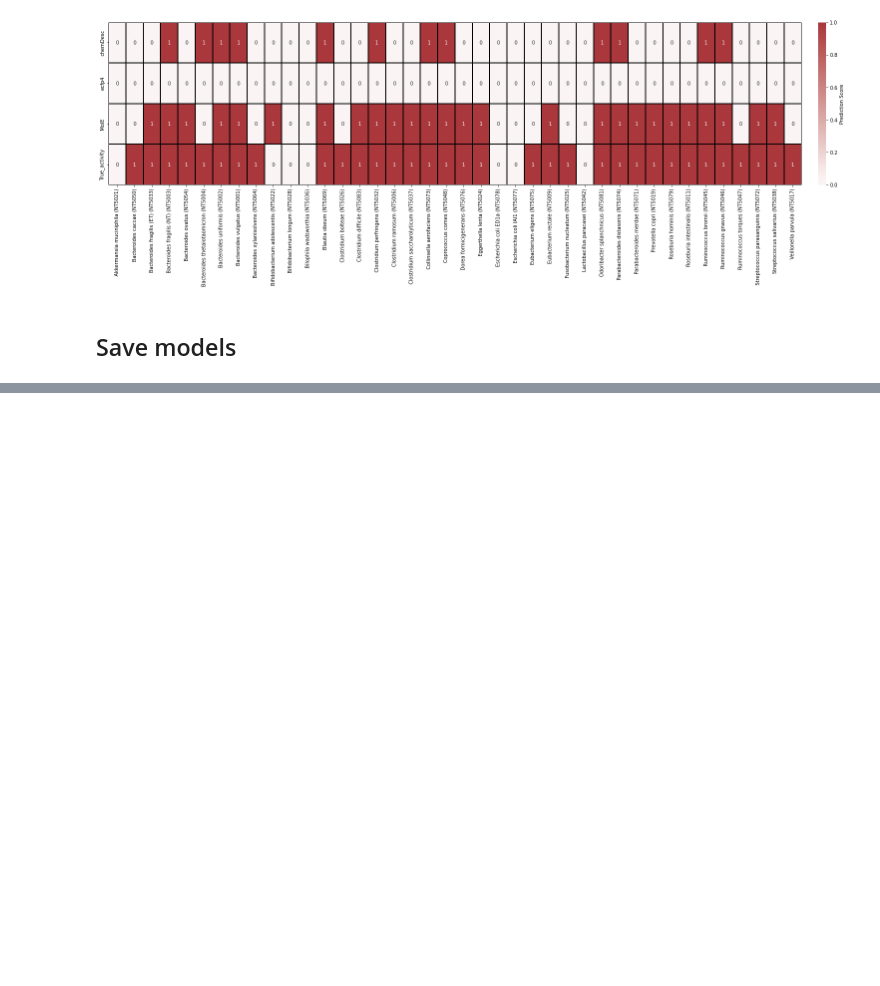
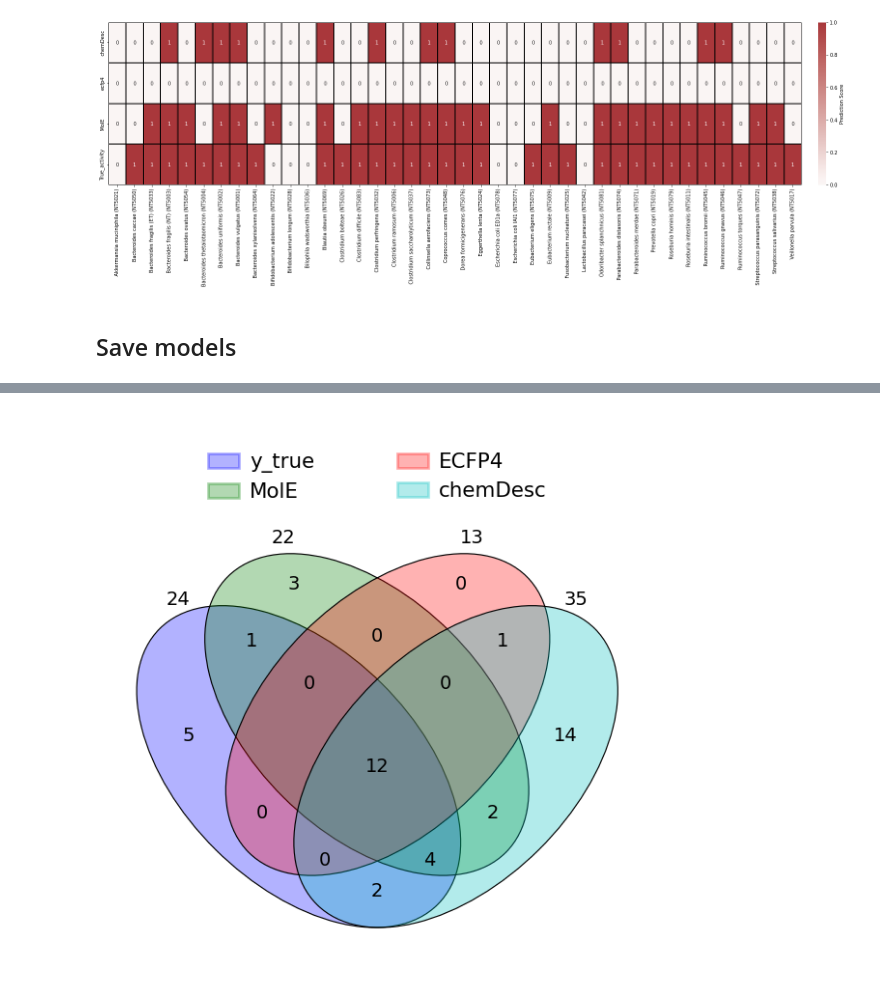
Before and after one commit to rolayoalarcon/mole_antimicrobial_potential, a Jupyter notebook: workflow/03.model_evaluation.ipynb, the cells around one changed output, grey strips where cells are left out. Drawn from its saved outputs; the diff is of its cells as text; code cells hidden in the pictures; blank space fills up the shorter version.

Commit message:
test set comparison

```diff
--- a/workflow/03.model_evaluation.ipynb
+++ b/workflow/03.model_evaluation.ipynb
@@ -648,0 +645,15 @@ optimal_thresholds.to_csv(os.path.join(OUTPUT_DIR, "optimal_thresholds.tsv.gz"),
+# %%
+# MolE model
+with open(os.path.join(OUTPUT_DIR, "MolE-XGBoost-08.03.2024_14.20.pkl"), "rb") as file:
+    mole_model = pickle.load(file)
+
+# ECFP4 model
+with open(os.path.join(OUTPUT_DIR, "ecfp4-XGBoost-08.03.2024_14.20.pkl"), "rb") as file:
+    ecfp4_model = pickle.load(file)
+
+# ChemDesc model
+with open(os.path.join(OUTPUT_DIR, "chemDesc-XGBoost-08.03.2024_14.20.pkl"), "rb") as file:
+    chemDesc_model = pickle.load(file)
+
+# Read optimized parameters
+optimized_parameters = pd.read_csv(os.path.join(OUTPUT_DIR, "optimal_thresholds.tsv.gz"), sep='\t')
@@ -648,0 +693,23 @@ optimal_thresholds.to_csv(os.path.join(OUTPUT_DIR, "optimal_thresholds.tsv.gz"),
+# %%
+mole_test_performance, mole_test_preds = gather_predictions(mole_model,
+                                                            "MolE",
+                                                            optimized_parameters.loc[(optimized_parameters["representation"]=="MolE") &
+                                                                                     (optimized_parameters["score_type"]=="optimized"), "threshold"].values[0])
+
+ecfp4_test_performance, ecfp4_test_preds = gather_predictions(ecfp4_model,
+                                                            "ecfp4",
+                                                            optimized_parameters.loc[(optimized_parameters["representation"]=="ecfp4") &
+                                                                                     (optimized_parameters["score_type"]=="optimized"), "threshold"].values[0])
+
+chemDesc_test_performance, chemDesc_test_preds = gather_predictions(chemDesc_model,
+                                                            "chemDesc",
+                                                            optimized_parameters.loc[(optimized_parameters["representation"]=="chemDesc") &
+                                                                                     (optimized_parameters["score_type"]=="optimized"), "threshold"].values[0])
+# %%
+true_count = mole_test_preds.groupby("prestwick_ID")["y_true"].sum().to_frame()
+mole_count = mole_test_preds.groupby("prestwick_ID")["y_pred_opt"].sum().to_frame().rename(columns={"y_pred_opt":"MolE"})
+ecfp4_count = ecfp4_test_preds.groupby("prestwick_ID")["y_pred_opt"].sum().to_frame().rename(columns={"y_pred_opt":"ECFP4"})
+chemDesc_count = chemDesc_test_preds.groupby("prestwick_ID")["y_pred_opt"].sum().to_frame().rename(columns={"y_pred_opt":"chemDesc"})
+
+count_comparison = true_count.join(mole_count).join(ecfp4_count).join(chemDesc_count).join(prestwick_info_complete[["chemical name", "target species"]])
+count_comparison.head()
@@ -648,0 +728,8 @@ optimal_thresholds.to_csv(os.path.join(OUTPUT_DIR, "optimal_thresholds.tsv.gz"),
+# %%
+COUNT_CUTOFF = 10
+
+set_dict_10 = {key:set(count_comparison[count_comparison[key] >= COUNT_CUTOFF].index.to_list()) for key in ["y_true", "MolE", "ECFP4", "chemDesc"]}
+
+venny4py(sets=set_dict_10)
+# %% [output]
+[figure, added]
```
Also changed, not shown: parts of 38 cells of this notebook, 6 other files.
